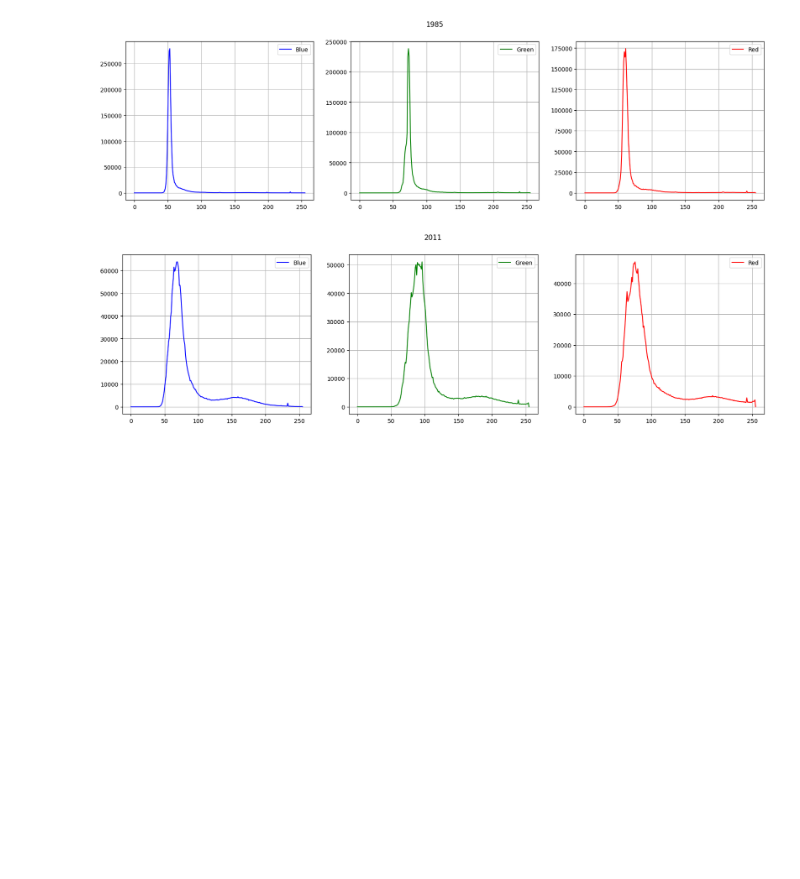
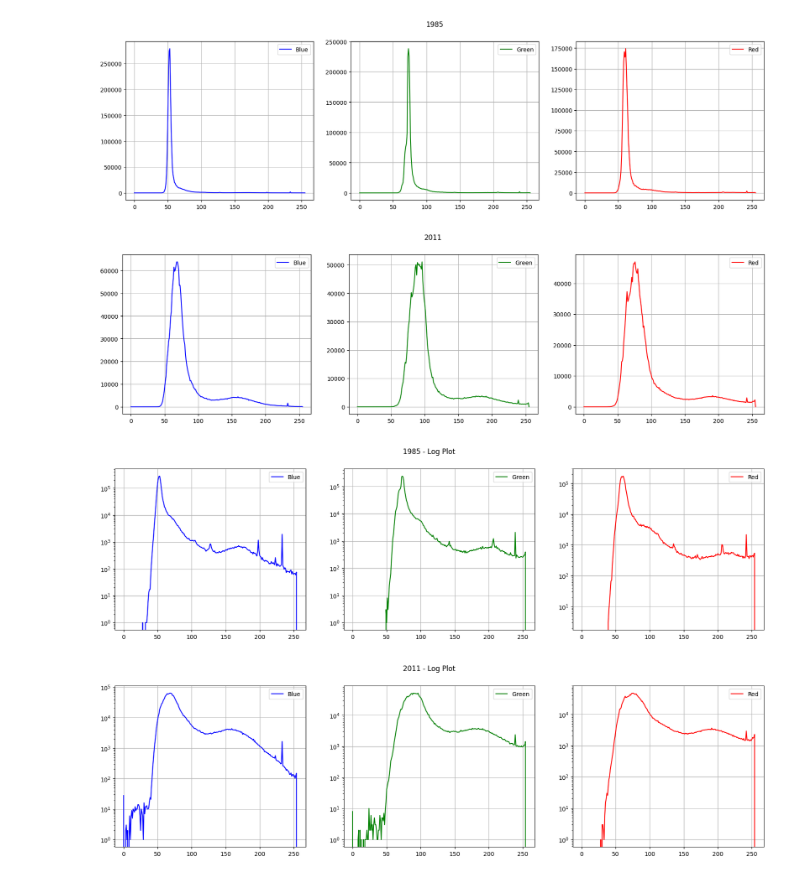
Before and after one commit to saulyaguana/Histograms-ColorSegmentation, a Jupyter notebook: App1/deforestationAnalysis.ipynb, the cells around one changed output. Saved outputs shown, nothing was run; the diff lists cells and outputs as text; code cells hidden in the pictures; blank space fills up the shorter version.

Commit message:
Histograms with logaritmic scale

```diff
--- a/App1/deforestationAnalysis.ipynb
+++ b/App1/deforestationAnalysis.ipynb
@@ -97,3 +97,10 @@ draw_image_histogram_bgr(image4, '2011')
 # %% [output]
 [figure]
 [figure]
+# %%
+# Display the Log plots.
+draw_image_histogram_bgr(image1, '1985 - Log Plot', 'log')
+draw_image_histogram_bgr(image4, '2011 - Log Plot', 'log')
+# %% [output]
+[figure, added]
+[figure, added]
```
